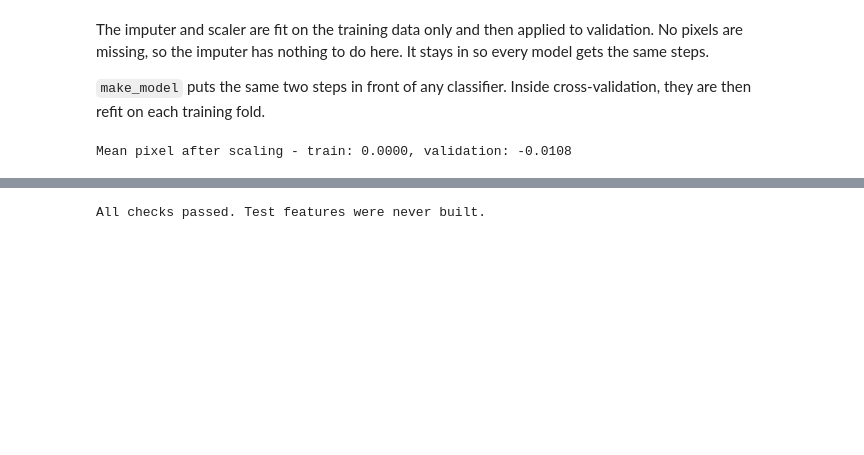
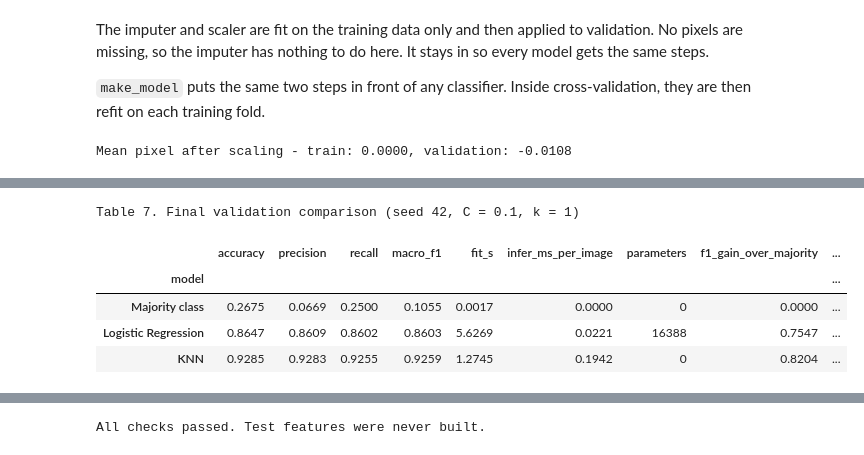
Before and after one commit to TianqiNi/9611-Project, a Jupyter notebook: ECE9611_Project_Group03.ipynb, the cells around one changed output, grey strips where cells are left out. Drawn from its saved outputs; the diff is of its cells as text; code cells hidden in the pictures; blank space fills up the shorter version.

```diff
--- a/ECE9611_Project_Group03.ipynb
+++ b/ECE9611_Project_Group03.ipynb
@@ -230,0 +329,18 @@ Mean pixel after scaling - train: 0.0000, validation: -0.0108
+# %%
+# only Logistic Regression learns weights; KNN just stores the training images
+lr = models["Logistic Regression"][-1]
+results["parameters"] = [0, lr.coef_.size + lr.intercept_.size, 0]
+results["f1_gain_over_majority"] = results["macro_f1"] - results.loc["Majority class", "macro_f1"]
+results["f1_gain_over_default"] = results["macro_f1"] - first["macro_f1"].to_numpy()
+
+Path("artifacts").mkdir(exist_ok=True)
+results.to_csv("artifacts/baseline_results.csv")
+print(f"Table 7. Final validation comparison (seed {SEED}, C = {best_c}, k = {best_k})")
+display(results.round(4))
+# %% [output]
+Table 7. Final validation comparison (seed 42, C = 0.1, k = 1)
+|  | accuracy | precision | recall | macro_f1 | fit_s | infer_ms_per_image | parameters | f1_gain_over_majority | ... |
+| model |  |  |  |  |  |  |  |  | ... |
+| Majority class | 0.2675 | 0.0669 | 0.2500 | 0.1055 | 0.0017 | 0.0000 | 0 | 0.0000 | ... |
+| Logistic Regression | 0.8647 | 0.8609 | 0.8602 | 0.8603 | 5.6269 | 0.0221 | 16388 | 0.7547 | ... |
+| KNN | 0.9285 | 0.9283 | 0.9255 | 0.9259 | 1.2745 | 0.1942 | 0 | 0.8204 | ... |
```
Also changed, not shown: parts of 20 cells of this notebook.
